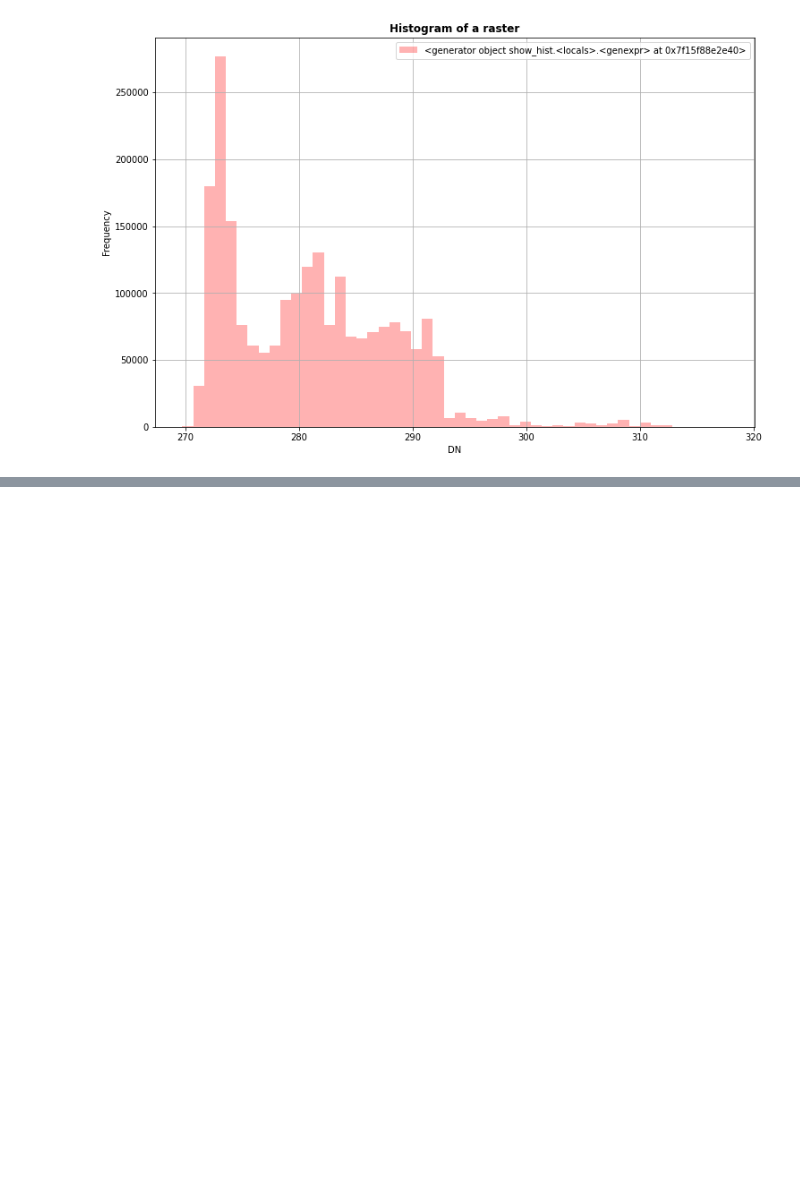
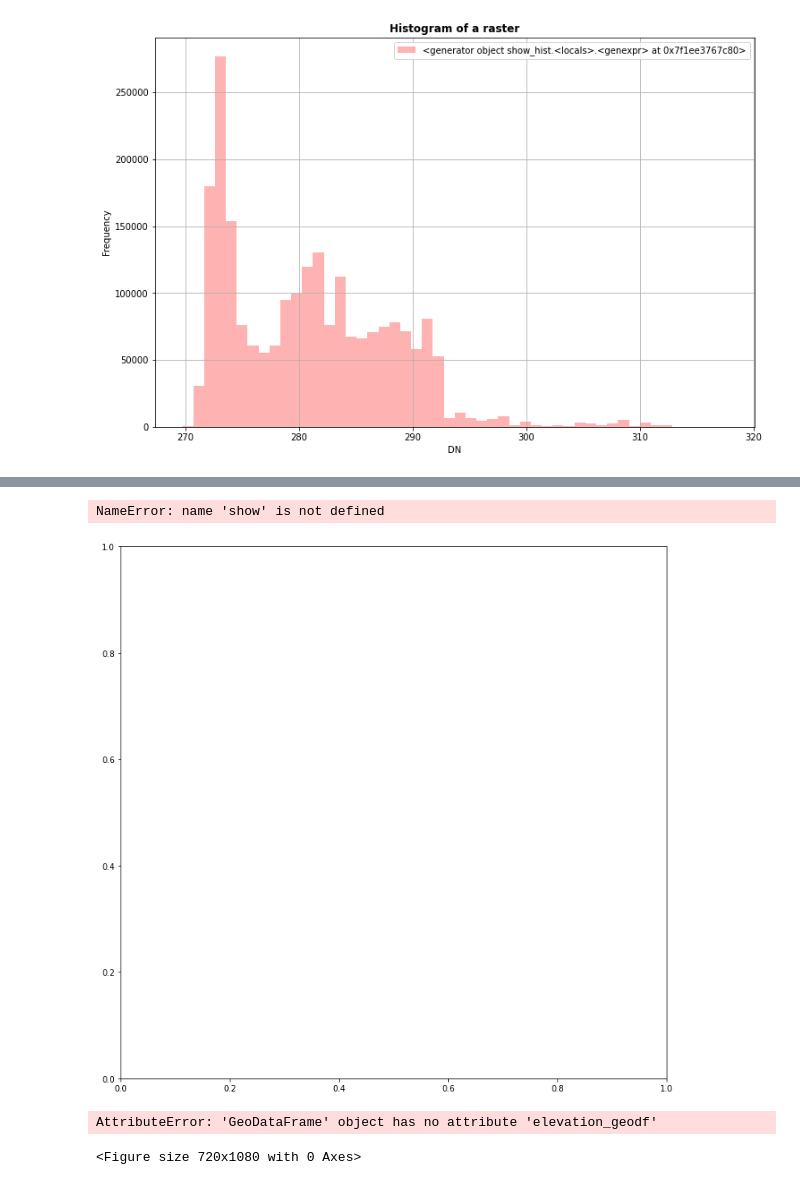
Before and after one commit to eyerus21/AgriTech---USGS-LIDAR, a Jupyter notebook: notebooks/proprocess.ipynb, the cells around one changed output, grey strips where cells are left out. Drawn from its saved outputs; the diff is of its cells as text; code cells hidden in the pictures; blank space fills up the shorter version.

```diff
--- a/notebooks/proprocess.ipynb
+++ b/notebooks/proprocess.ipynb
@@ -234,0 +204,19 @@ plt.show()
+# %%
+fig, ax = plt.subplots(1, figsize=(12, 12))
+show((src, 1), ax=ax, contour=True, contour_label_kws={})
+# %% [output]
+NameError: name 'show' is not defined
+[figure, added]
+# %%
+#Terrain visualization
+plt.figure(figsize=(10, 15))
+# ax = plt.axes(projection='2d')
+
+usa_g.elevation_geodf.plot(c='elevation', cmap='terrain', legend=True)
+# plt.xlabel('Longitude')
+# plt.ylabel('Latitude')
+# plt. zlabel('Elevation Heat-Map')
+plt.show()
+# %% [output]
+AttributeError: 'GeoDataFrame' object has no attribute 'elevation_geodf'
+<Figure size 720x1080 with 0 Axes>
```
Also changed, not shown: parts of 4 cells of this notebook, 4 other files.
